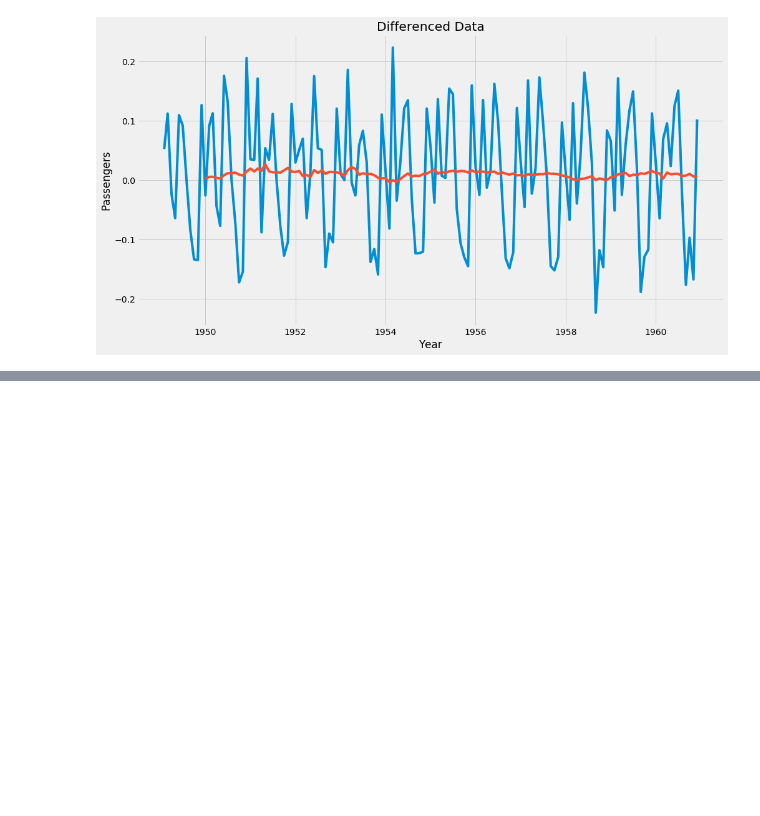
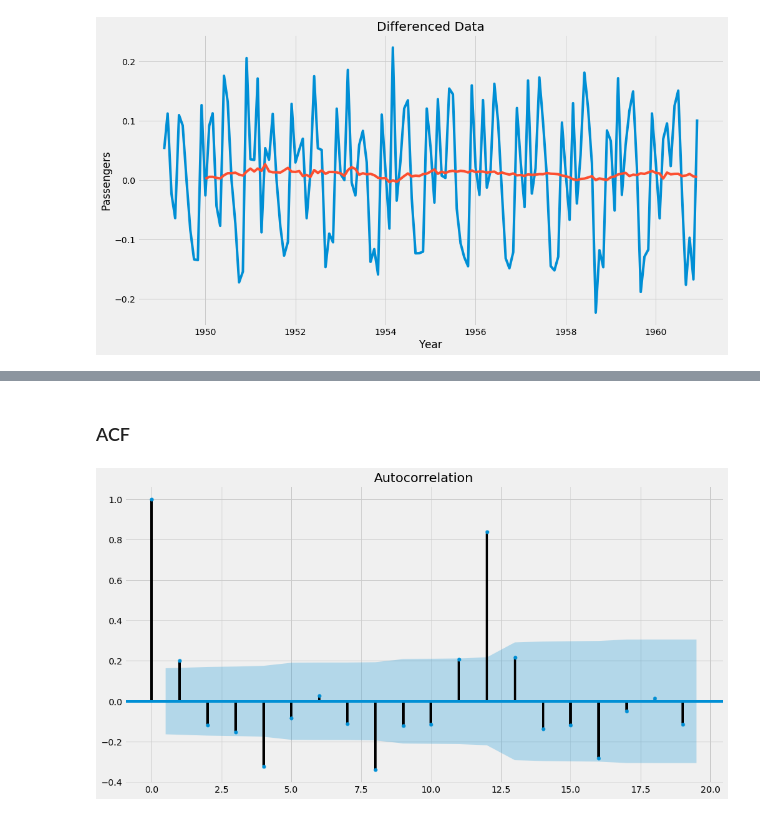
Before and after one commit to VictorOmondi1997/Time-Series-Analysis, a Jupyter notebook: Time Series Analysis.ipynb, the cells around one changed output, grey strips where cells are left out. Saved outputs shown, nothing was run; the diff lists cells and outputs as text; code cells hidden in the pictures; blank space fills up the shorter version.

Commit message:
Box-Jenkins Methodology

```diff
--- a/Time Series Analysis.ipynb
+++ b/Time Series Analysis.ipynb
@@ -341,0 +419,9 @@ plt.show()
+# %% [markdown]
+### ACF
+# %%
+passengers_diff = passengers_diff.fillna(method='bfill')
+# %%
+plot_acf(passengers_diff, lags=range(0, 20))
+plt.show()
+# %% [output]
+[figure, added]
```
Also changed, not shown: parts of 23 cells of this notebook.
